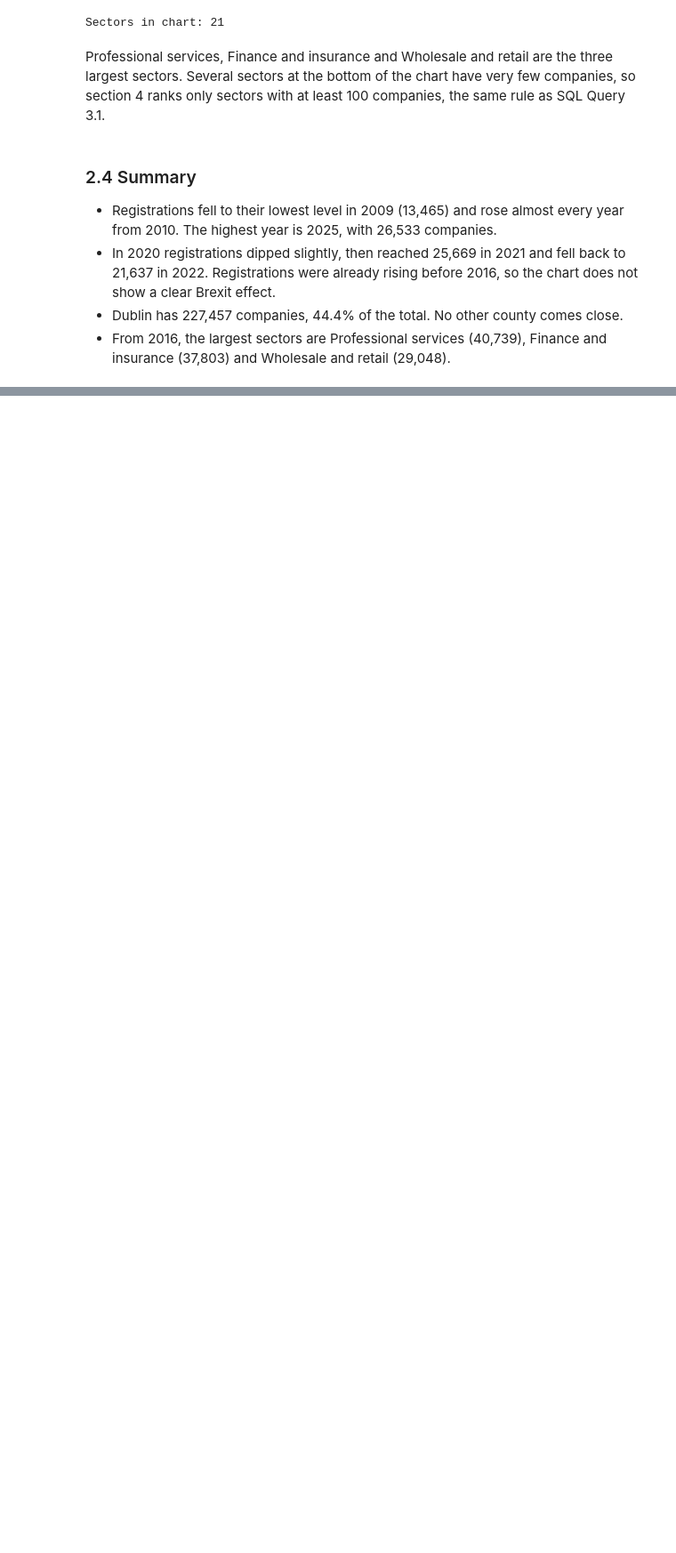
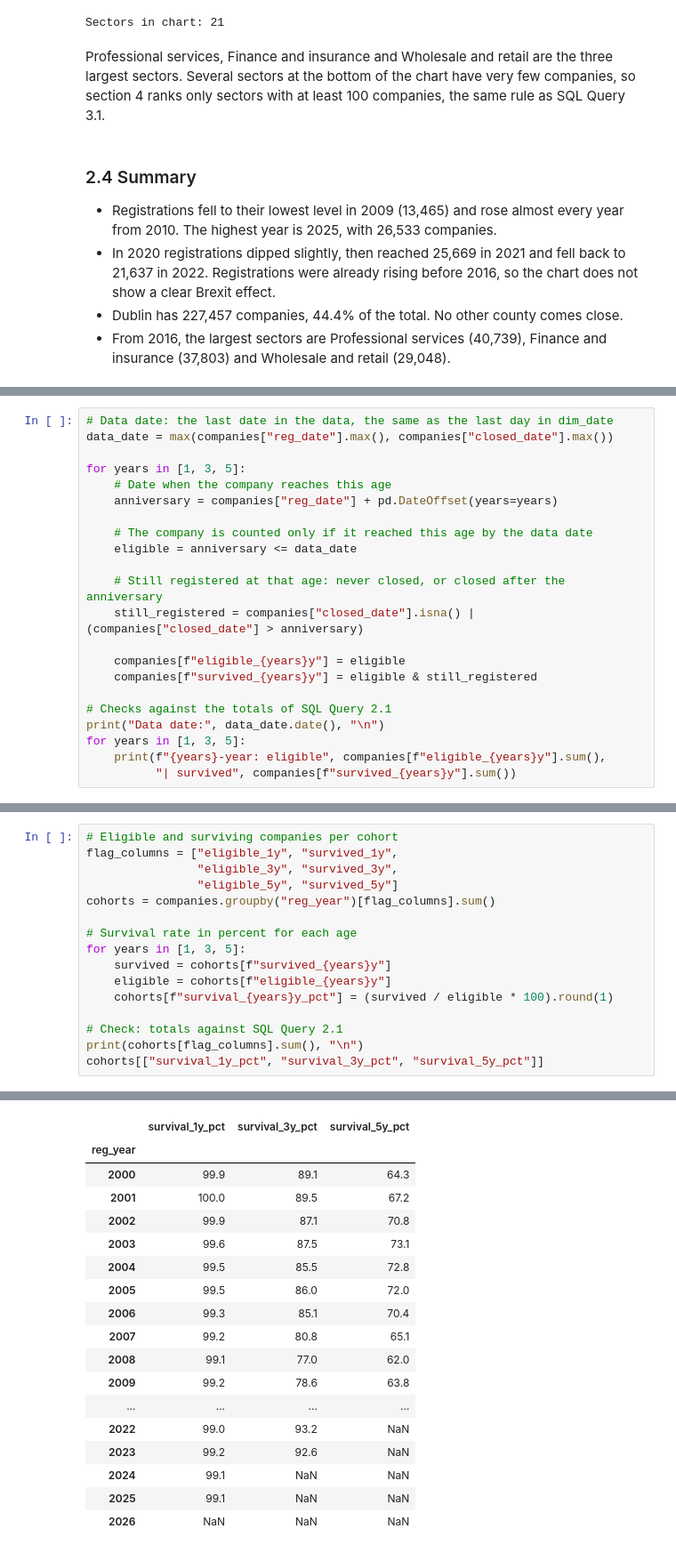
Before and after one commit to temulenbd/irish-company-survival-analysis, a Jupyter notebook: notebooks/3_statistical_analysis.ipynb, the cells around one changed output, grey strips where cells are left out. Shown at 89% size. Drawn from its saved outputs; the diff is of its cells as text; blank space fills up the shorter version.

```diff
--- a/notebooks/3_statistical_analysis.ipynb
+++ b/notebooks/3_statistical_analysis.ipynb
@@ -288,0 +298,22 @@ Professional services, Finance and insurance and Wholesale and retail are the th
+# %%
+# Data date: the last date in the data, the same as the last day in dim_date
+data_date = max(companies["reg_date"].max(), companies["closed_date"].max())
+
+for years in [1, 3, 5]:
+    # Date when the company reaches this age
+    anniversary = companies["reg_date"] + pd.DateOffset(years=years)
+
+    # The company is counted only if it reached this age by the data date
+    eligible = anniversary <= data_date
+
+    # Still registered at that age: never closed, or closed after the anniversary
+    still_registered = companies["closed_date"].isna() | (companies["closed_date"] > anniversary)
+
+    companies[f"eligible_{years}y"] = eligible
+    companies[f"survived_{years}y"] = eligible & still_registered
+
+# Checks against the totals of SQL Query 2.1
+print("Data date:", data_date.date(), "\n")
+for years in [1, 3, 5]:
+    print(f"{years}-year: eligible", companies[f"eligible_{years}y"].sum(),
+          "| survived", companies[f"survived_{years}y"].sum())
@@ -288,0 +332,17 @@ Professional services, Finance and insurance and Wholesale and retail are the th
+# %%
+# Eligible and surviving companies per cohort
+flag_columns = ["eligible_1y", "survived_1y",
+                "eligible_3y", "survived_3y",
+                "eligible_5y", "survived_5y"]
+cohorts = companies.groupby("reg_year")[flag_columns].sum()
+
+# Survival rate in percent for each age
+for years in [1, 3, 5]:
+    survived = cohorts[f"survived_{years}y"]
+    eligible = cohorts[f"eligible_{years}y"]
+    cohorts[f"survival_{years}y_pct"] = (survived / eligible * 100).round(1)
+
+# Check: totals against SQL Query 2.1
+print(cohorts[flag_columns].sum(), "\n")
+cohorts[["survival_1y_pct", "survival_3y_pct", "survival_5y_pct"]]
+# %% [output]
@@ -288,0 +356,18 @@ Professional services, Finance and insurance and Wholesale and retail are the th
+|  | survival_1y_pct | survival_3y_pct | survival_5y_pct |
+| reg_year |  |  |  |
+| 2000 | 99.9 | 89.1 | 64.3 |
+| 2001 | 100.0 | 89.5 | 67.2 |
+| 2002 | 99.9 | 87.1 | 70.8 |
+| 2003 | 99.6 | 87.5 | 73.1 |
+| 2004 | 99.5 | 85.5 | 72.8 |
+| 2005 | 99.5 | 86.0 | 72.0 |
+| 2006 | 99.3 | 85.1 | 70.4 |
+| 2007 | 99.2 | 80.8 | 65.1 |
+| 2008 | 99.1 | 77.0 | 62.0 |
+| 2009 | 99.2 | 78.6 | 63.8 |
+| ... | ... | ... | ... |
+| 2022 | 99.0 | 93.2 | NaN |
+| 2023 | 99.2 | 92.6 | NaN |
+| 2024 | 99.1 | NaN | NaN |
+| 2025 | 99.1 | NaN | NaN |
+| 2026 | NaN | NaN | NaN |
```
Also changed, not shown: parts of 21 cells of this notebook, 2 other files.
